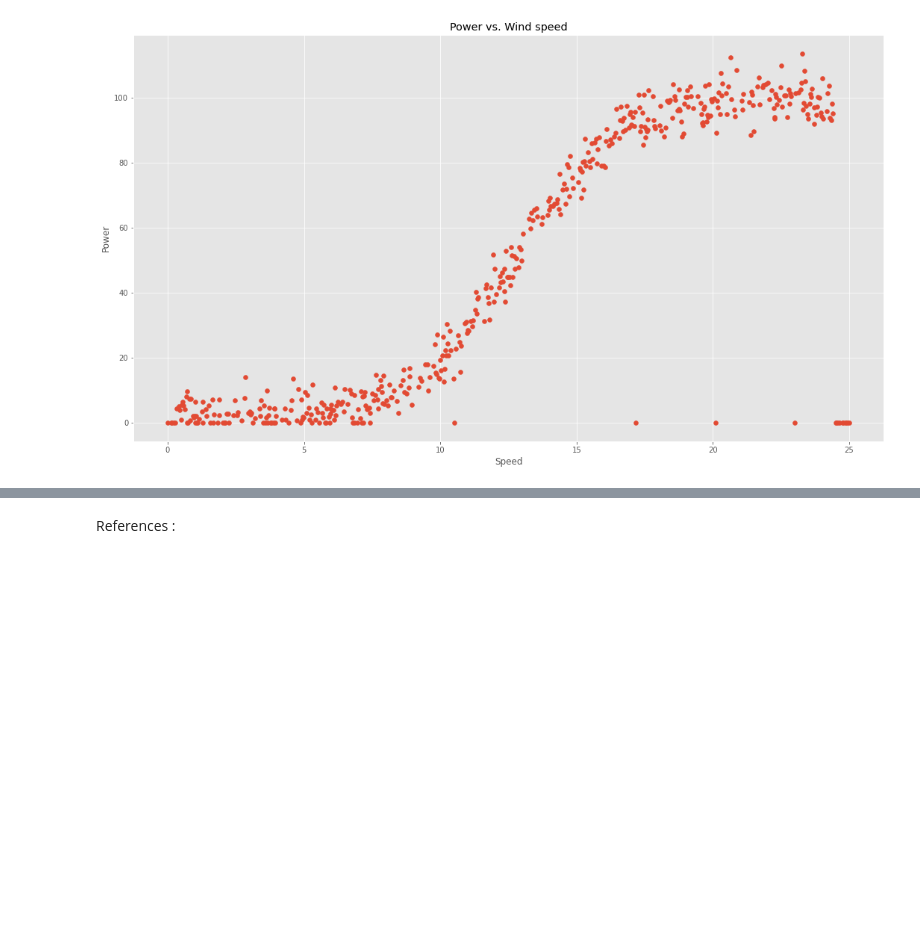
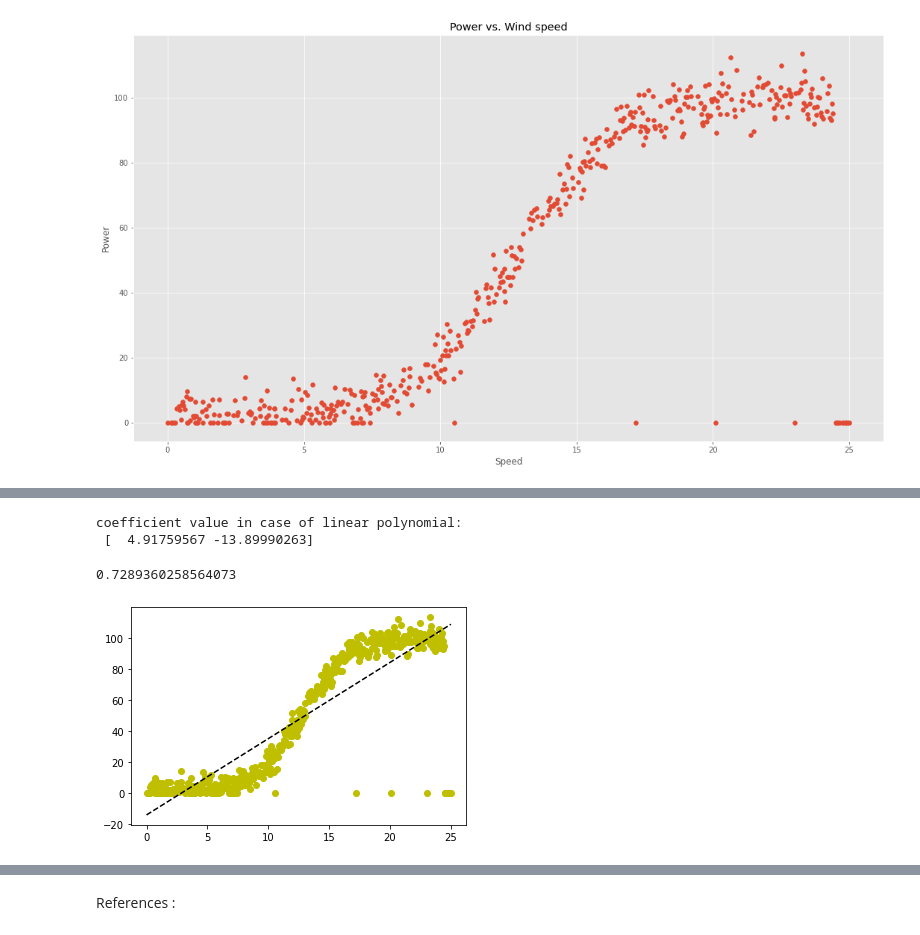
Before and after one commit to MichelleMoran431/Fundamentals-of-Data-Analysis-Project-2020, a Jupyter notebook: Project 2020.ipynb, the cells around one changed output, grey strips where cells are left out. Saved outputs shown, nothing was run; the diff lists cells and outputs as text; code cells hidden in the pictures; blank space fills up the shorter version.

```diff
--- a/Project 2020.ipynb
+++ b/Project 2020.ipynb
@@ -52,0 +80,28 @@ plt.show()
+# %%
+import seaborn as sns
+
+dfpower =pd.read_csv("https://raw.githubusercontent.com/ianmcloughlin/2020A-machstat-project/master/dataset/powerproduction.csv")
+dfpower[0:6]
+x = dfpower.speed
+y = dfpower.power
+
+
+# calculating value of coefficients in case of linear polynomial - 2 constants
+z = np.polyfit(x, y, 1) # the last argument is the degree of polynomial
+poly1d_fn = np.poly1d(z)
+print("\ncoefficient value in case of linear polynomial:\n", z)
+
+plt.plot(x,y, 'yo', x, poly1d_fn(x), '--k')
+
+#calculating the accuracy of the linear polynomial model using r2 values
+predict=np.poly1d(z)
+from sklearn.metrics import r2_score
+r2_score(y, predict(x))
+#0.7289360258564072
+
+#np.corrcoef(x, y)[0][1]**2
+# %% [output]
+coefficient value in case of linear polynomial:
+ [  4.91759567 -13.89990263]
+0.7289360258564073
+[figure, added]
```
Also changed, not shown: parts of 8 cells of this notebook.
